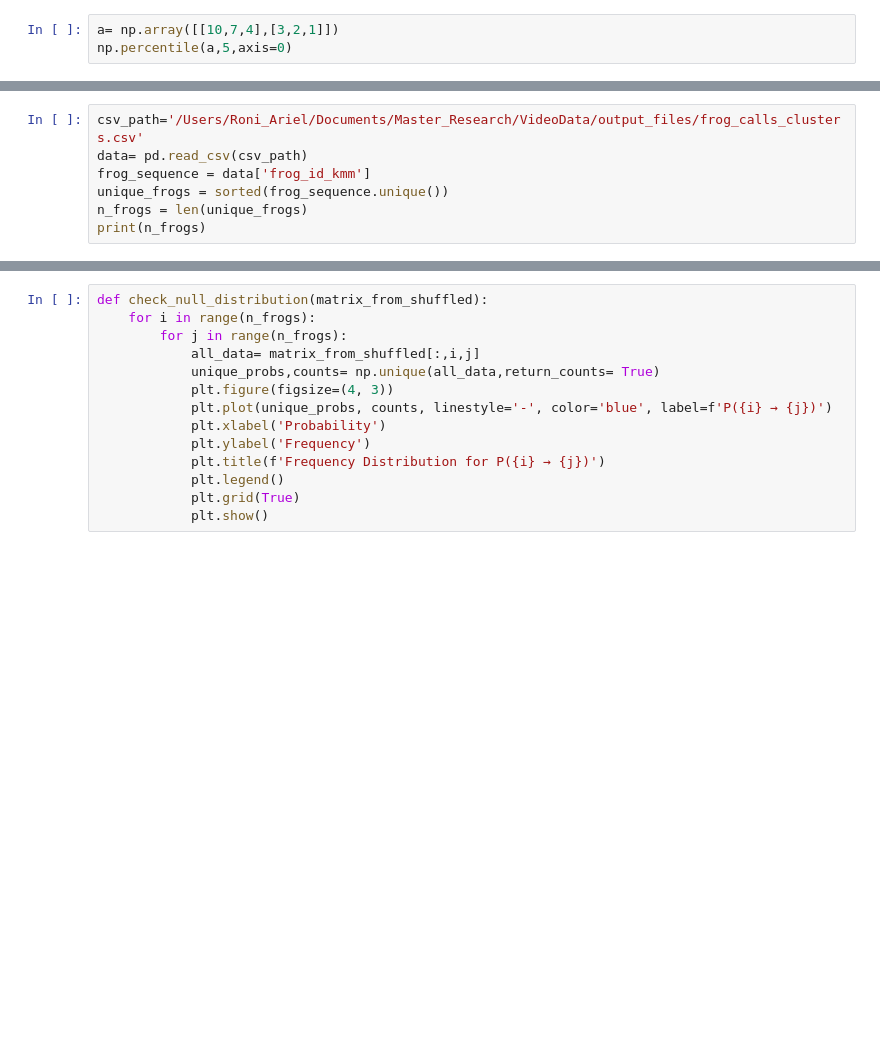
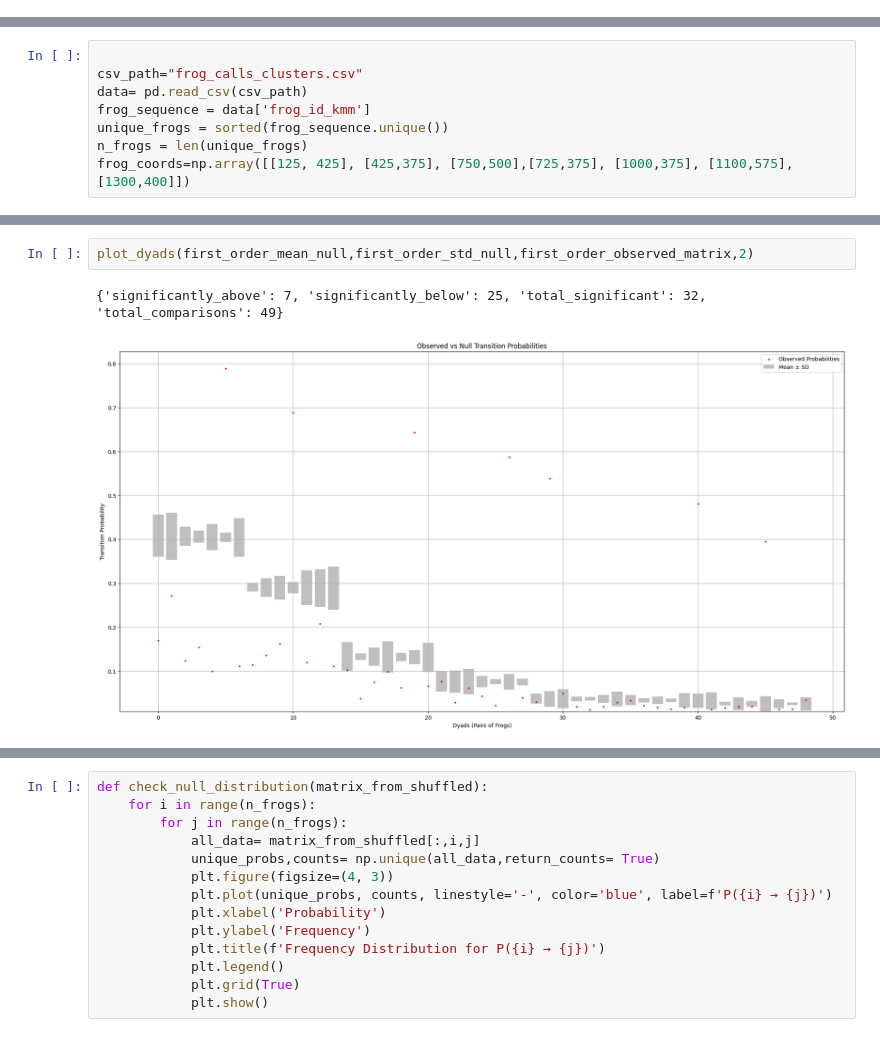
Before and after one commit to RoniAriel/ProbabilityMatrix, a Jupyter notebook: Transtion_prob.ipynb, the cells around one changed output, grey strips where cells are left out. Saved outputs shown, nothing was run; the diff lists cells and outputs as text; blank space fills up the shorter version.

```diff
--- a/Transtion_prob.ipynb
+++ b/Transtion_prob.ipynb
@@ -7,3 +10,0 @@ from statsmodels.stats.multitest import multipletests
-# %%
-a= np.array([[10,7,4],[3,2,1]])
-np.percentile(a,5,axis=0)
@@ -12,7 +11,8 @@ array([3.35, 2.25, 1.15])
 # %%
-csv_path='/Users/Roni_Ariel/Documents/Master_Research/VideoData/output_files/frog_calls_clusters.csv'
+
+csv_path="frog_calls_clusters.csv"
 data= pd.read_csv(csv_path)
 frog_sequence = data['frog_id_kmm']
 unique_frogs = sorted(frog_sequence.unique())
 n_frogs = len(unique_frogs)
-print(n_frogs)
+frog_coords=np.array([[125, 425], [425,375], [750,500],[725,375], [1000,375], [1100,575],[1300,400]])
@@ -38,0 +198,5 @@ def compute_transition_matrix(sequence):
+# %%
+plot_dyads(first_order_mean_null,first_order_std_null,first_order_observed_matrix,2)
+# %% [output]
+{'significantly_above': 7, 'significantly_below': 25, 'total_significant': 32, 'total_comparisons': 49}
+[figure, added]
```
Also changed, not shown: parts of 32 cells of this notebook, 2 other files.
